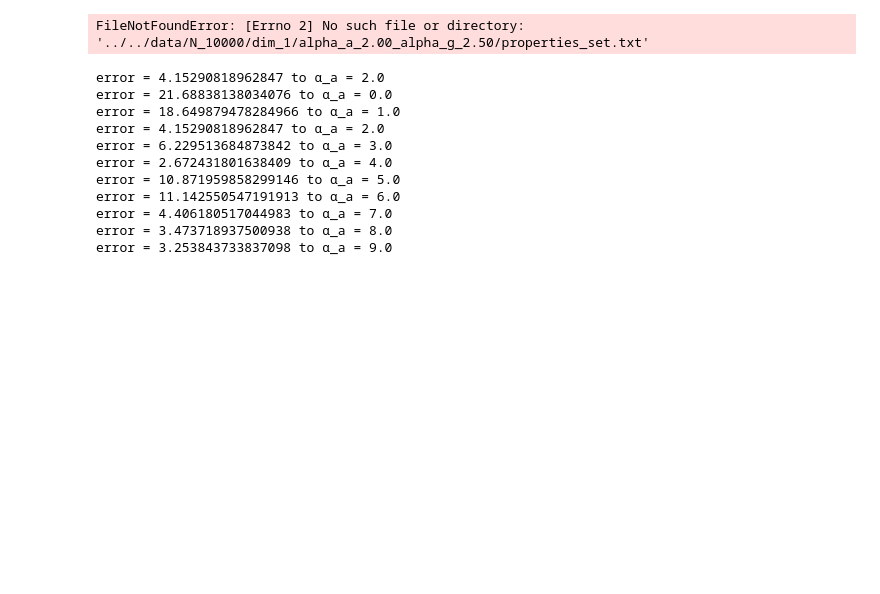
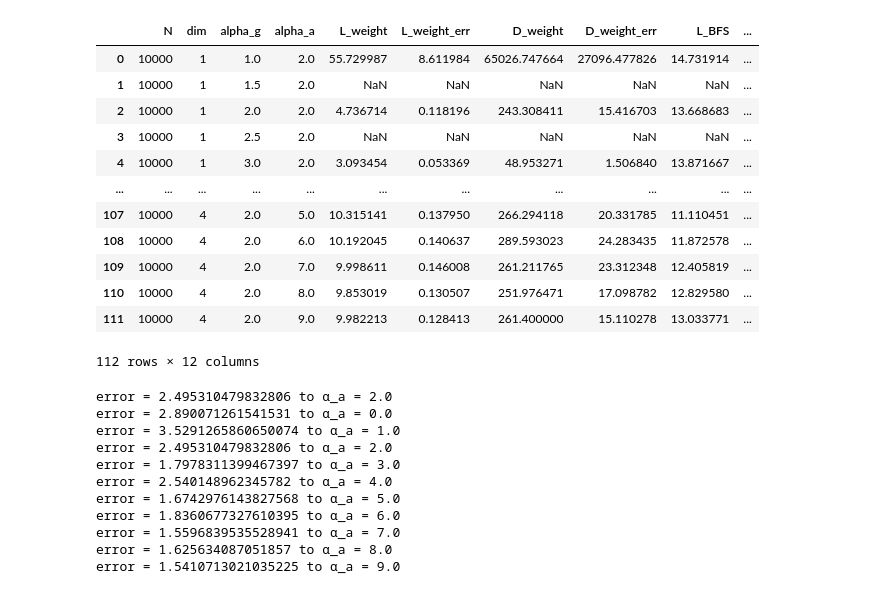
Before and after one commit to JuniorAlencar/SpatialPreferential, a Jupyter notebook: scripts/jupyter/shortestpath.ipynb, the cells around one changed output. Drawn from its saved outputs; the diff is of its cells as text; code cells hidden in the pictures; blank space fills up the shorter version.

```diff
--- a/scripts/jupyter/shortestpath.ipynb
+++ b/scripts/jupyter/shortestpath.ipynb
@@ -11,6 +11,7 @@ dimensions = [1,2,3,4]
 alpha_g_f = 2.0
 alpha_a_f = 2.0
 alpha_g_v = [i for i in np.arange(1.0, 10.0, 0.5)]
+#alpha_g_v = [1.0, 2.0, 3.0, 4.0, 5.0, 6.0,7.0, 8.0, 9.0]
 alpha_a_v = [0.0, 1.0, 2.0, 3.0, 4.0, 5.0, 6.0,7.0, 8.0, 9.0]
 
 dict_props = {"N":[], "dim":[], "alpha_g":[], "alpha_a":[], "L_weight":[],"L_weight_err":[],
@@ -18,7 +19,7 @@ dict_props = {"N":[], "dim":[], "alpha_g":[], "alpha_a":[], "L_weight":[],"L_wei
 
 for dim in dimensions:
     for alpha_g in alpha_g_v:
-        path_weight = f"../../data/N_{N}/dim_{dim}/alpha_a_{alpha_a_f:.2f}_alpha_g_{alpha_g:.2f}/prop"
+        path_weight = f"../../data_2/N_{N}/dim_{dim}/alpha_a_{alpha_a_f:.2f}_alpha_g_{alpha_g:.2f}/prop"
         all_files_weight =  glob.glob(os.path.join(path_weight,"*.csv"))
 
         path_BFS = f"../../data/N_{N}/dim_{dim}/alpha_a_{alpha_a_f:.2f}_alpha_g_{alpha_g:.2f}/properties_set.txt"
@@ -60,7 +61,7 @@ for dim in dimensions:
 
 for dim in dimensions:
     for alpha_a in alpha_a_v:
-        path_weight = f"../../data/N_{N}/dim_{dim}/alpha_a_{alpha_a:.2f}_alpha_g_{alpha_g_f:.2f}/prop"
+        path_weight = f"../../data_2/N_{N}/dim_{dim}/alpha_a_{alpha_a:.2f}_alpha_g_{alpha_g_f:.2f}/prop"
         all_files_weight =  glob.glob(os.path.join(path_weight,"*.csv"))
 
         path_BFS = f"../../data/N_{N}/dim_{dim}/alpha_a_{alpha_a:.2f}_alpha_g_{alpha_g_f:.2f}/properties_set.txt"
@@ -82,34 +83,46 @@ for dim in dimensions:
             D_w.append(int(D_weight[0]))
 
         df_WEIGHT = pd.DataFrame(data={"L_weight":L_w, "D_weidth":D_w})
         L_WEIGTH, L_w_err = df_WEIGHT["L_weight"][0:N_s_weight].mean(), df_WEIGHT["L_weight"][0:N_s_weight].sem()
         D_WEIGTH, D_w_err = df_WEIGHT["D_weidth"][0:N_s_weight].mean(), df_WEIGHT["D_weidth"][0:N_s_weight].sem()
 
         dict_props["N"].append(N)
         dict_props["dim"].append(dim)
         dict_props["alpha_a"].append(alpha_a)
         dict_props["alpha_g"].append(alpha_g_f)
 
         dict_props["L_weight"].append(L_WEIGTH)
         dict_props["L_weight_err"].append(L_w_err)
         dict_props["D_weight"].append(D_WEIGTH)
         dict_props["D_weight_err"].append(D_w_err)
 
         dict_props["L_BFS"].append(L_BFS)
         dict_props["L_BFS_err"].append(L_b_err)
         dict_props["D_BFS"].append(D_BFS)
         dict_props["D_BFS_err"].append(D_b_err)
 
 # Saving parameters
 parms = {k: dict_props[k] for k in ["N", "dim", "alpha_a", "alpha_g"]}
 df_parms = pd.DataFrame(data=parms)
 df_parms.to_csv("../../scripts/python/parameters.csv", sep=",", index=False)
 
 
 df_final = pd.DataFrame(data=dict_props)
 df_final
 # %% [output]
+|  | N | dim | alpha_g | alpha_a | L_weight | L_weight_err | D_weight | D_weight_err | L_BFS | ... |
+| 0 | 10000 | 1 | 1.0 | 2.0 | 55.729987 | 8.611984 | 65026.747664 | 27096.477826 | 14.731914 | ... |
+| 1 | 10000 | 1 | 1.5 | 2.0 | NaN | NaN | NaN | NaN | NaN | ... |
+| 2 | 10000 | 1 | 2.0 | 2.0 | 4.736714 | 0.118196 | 243.308411 | 15.416703 | 13.668683 | ... |
+| 3 | 10000 | 1 | 2.5 | 2.0 | NaN | NaN | NaN | NaN | NaN | ... |
+| 4 | 10000 | 1 | 3.0 | 2.0 | 3.093454 | 0.053369 | 48.953271 | 1.506840 | 13.871667 | ... |
+| ... | ... | ... | ... | ... | ... | ... | ... | ... | ... | ... |
+| 107 | 10000 | 4 | 2.0 | 5.0 | 10.315141 | 0.137950 | 266.294118 | 20.331785 | 11.110451 | ... |
+| 108 | 10000 | 4 | 2.0 | 6.0 | 10.192045 | 0.140637 | 289.593023 | 24.283435 | 11.872578 | ... |
+| 109 | 10000 | 4 | 2.0 | 7.0 | 9.998611 | 0.146008 | 261.211765 | 23.312348 | 12.405819 | ... |
+| 110 | 10000 | 4 | 2.0 | 8.0 | 9.853019 | 0.130507 | 251.976471 | 17.098782 | 12.829580 | ... |
+| 111 | 10000 | 4 | 2.0 | 9.0 | 9.982213 | 0.128413 | 261.400000 | 15.110278 | 13.033771 | ... |
-FileNotFoundError: [Errno 2] No such file or directory: '../../data/N_10000/dim_1/alpha_a_2.00_alpha_g_2.50/properties_set.txt'
+112 rows × 12 columns
 # %%
 #"L_weight" L_weight_err
 df_dd = df_final[(df_final["alpha_g"] == 2.0) & (df_final["dim"] == 1.0)]
@@ -117,17 +130,17 @@ for i, j, k in zip(df_dd["L_weight"], df_dd["L_weight_err"],df_dd["alpha_a"]):
     err_ = (j/i)*100
     print(f"error = {err_} to α_a = {k}")
 # %% [output]
-error = 4.15290818962847 to α_a = 2.0
-error = 21.68838138034076 to α_a = 0.0
-error = 18.649879478284966 to α_a = 1.0
-error = 4.15290818962847 to α_a = 2.0
-error = 6.229513684873842 to α_a = 3.0
-error = 2.672431801638409 to α_a = 4.0
-error = 10.871959858299146 to α_a = 5.0
-error = 11.142550547191913 to α_a = 6.0
-error = 4.406180517044983 to α_a = 7.0
-error = 3.473718937500938 to α_a = 8.0
-error = 3.253843733837098 to α_a = 9.0
+error = 2.495310479832806 to α_a = 2.0
+error = 2.890071261541531 to α_a = 0.0
+error = 3.5291265860650074 to α_a = 1.0
+error = 2.495310479832806 to α_a = 2.0
+error = 1.7978311399467397 to α_a = 3.0
+error = 2.540148962345782 to α_a = 4.0
+error = 1.6742976143827568 to α_a = 5.0
+error = 1.8360677327610395 to α_a = 6.0
+error = 1.5596839535528941 to α_a = 7.0
+error = 1.625634087051857 to α_a = 8.0
+error = 1.5410713021035225 to α_a = 9.0
 # %%
 import matplotlib.pyplot as plt
 import numpy as np
```
Also changed, not shown: parts of 1 cell of this notebook, 7 other files.
